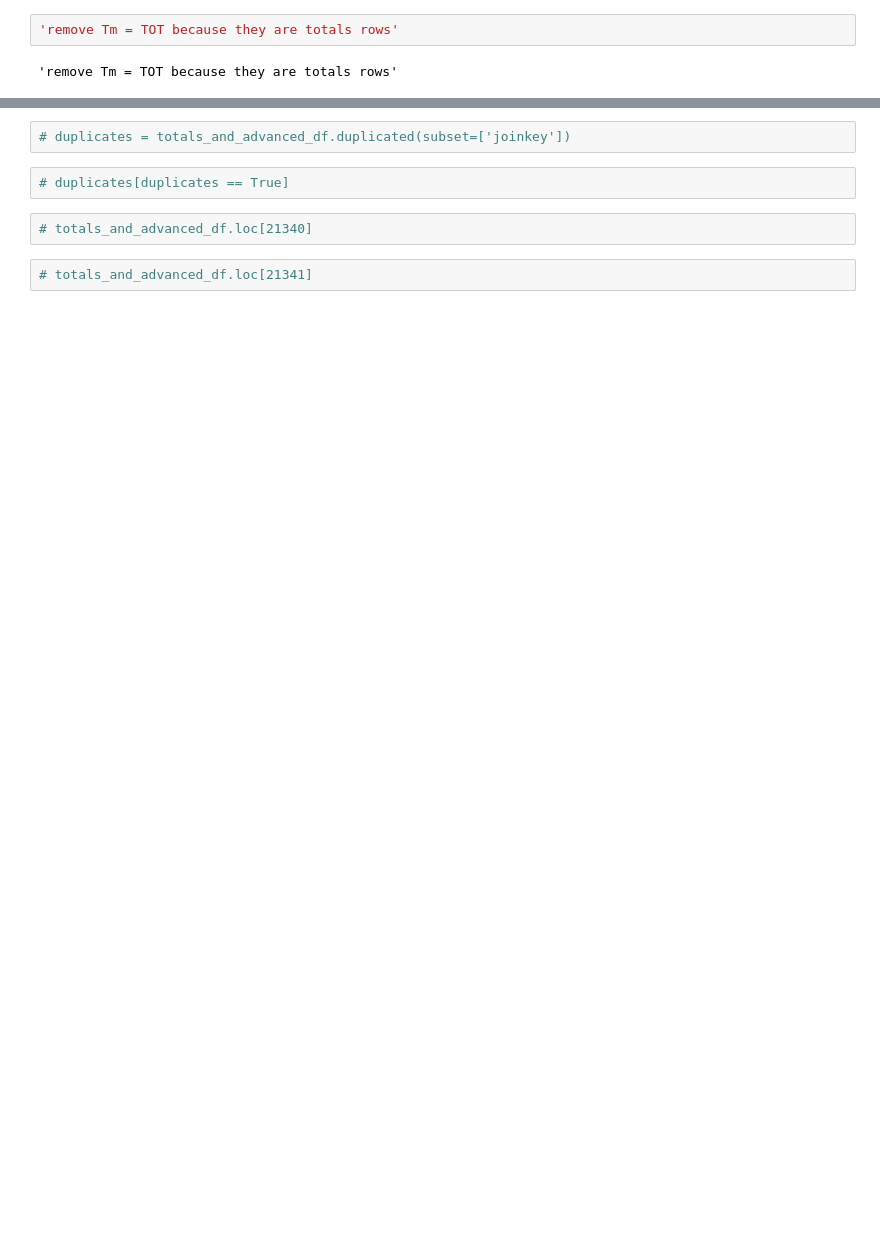
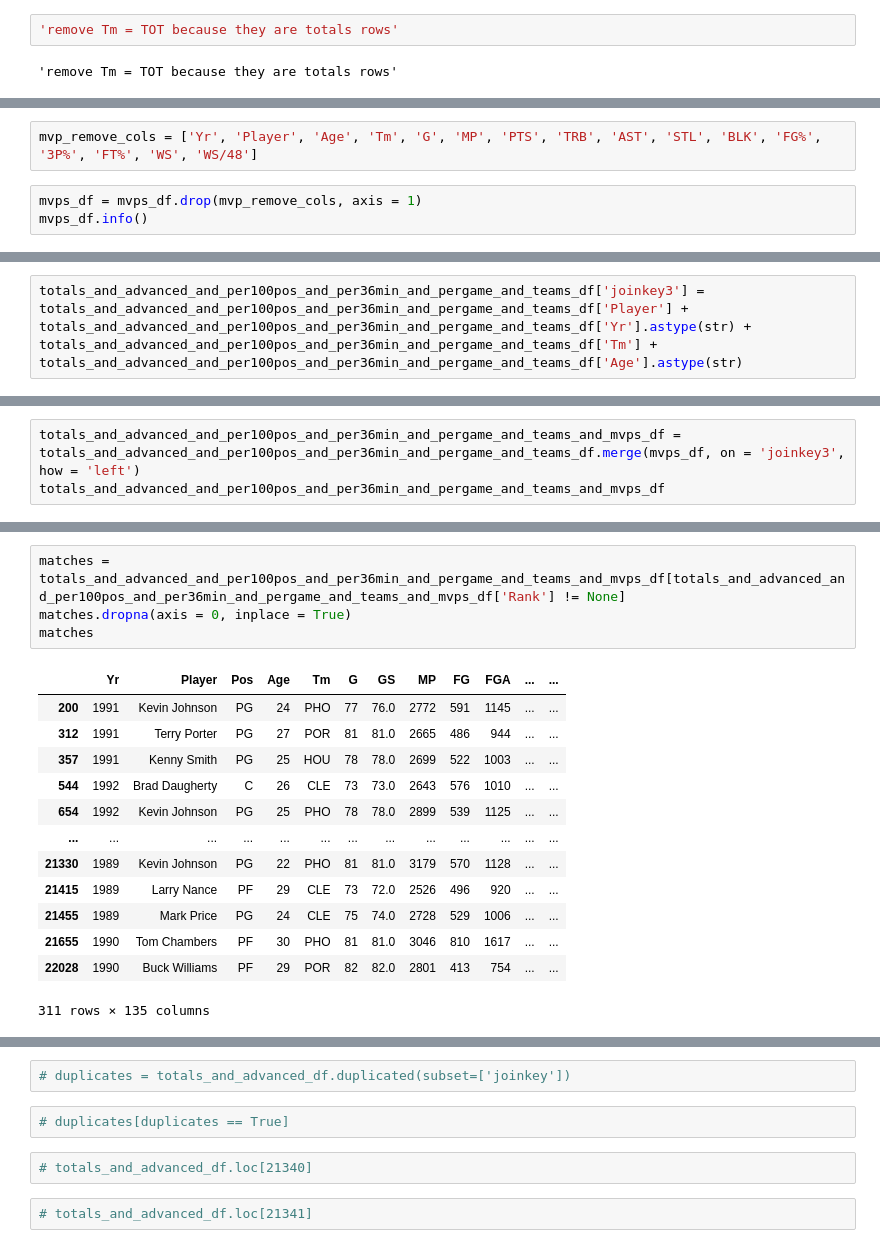
Before and after one commit to mitchellren123/NBA-Accolade-Analysis, a Jupyter notebook: NBA-Accolades.ipynb, the cells around one changed output, grey strips where cells are left out. Cells and saved outputs as stored; diff of their text form; blank space fills up the shorter version.

Commit message:
Table Joining

```diff
--- a/NBA-Accolades.ipynb
+++ b/NBA-Accolades.ipynb
@@ -1208,0 +1258,5 @@ array(['TOT'], dtype=object)
+# %%
+mvp_remove_cols = ['Yr', 'Player', 'Age', 'Tm', 'G', 'MP', 'PTS', 'TRB', 'AST', 'STL', 'BLK', 'FG%', '3P%', 'FT%', 'WS', 'WS/48']
+# %%
+mvps_df = mvps_df.drop(mvp_remove_cols, axis = 1)
+mvps_df.info()
@@ -1208,0 +1277,2 @@ array(['TOT'], dtype=object)
+# %%
+totals_and_advanced_and_per100pos_and_per36min_and_pergame_and_teams_df['joinkey3'] = totals_and_advanced_and_per100pos_and_per36min_and_pergame_and_teams_df['Player'] + totals_and_advanced_and_per100pos_and_per36min_and_pergame_and_teams_df['Yr'].astype(str) + totals_and_advanced_and_per100pos_and_per36min_and_pergame_and_teams_df['Tm'] + totals_and_advanced_and_per100pos_and_per36min_and_pergame_and_teams_df['Age'].astype(str)
@@ -1208,0 +1309,3 @@ array(['TOT'], dtype=object)
+# %%
+totals_and_advanced_and_per100pos_and_per36min_and_pergame_and_teams_and_mvps_df = totals_and_advanced_and_per100pos_and_per36min_and_pergame_and_teams_df.merge(mvps_df, on = 'joinkey3', how = 'left')
+totals_and_advanced_and_per100pos_and_per36min_and_pergame_and_teams_and_mvps_df
@@ -1208,0 +1326,18 @@ array(['TOT'], dtype=object)
+# %%
+matches = totals_and_advanced_and_per100pos_and_per36min_and_pergame_and_teams_and_mvps_df[totals_and_advanced_and_per100pos_and_per36min_and_pergame_and_teams_and_mvps_df['Rank'] != None]
+matches.dropna(axis = 0, inplace = True)
+matches
+# %% [output]
+|  | Yr | Player | Pos | Age | Tm | G | GS | MP | FG | FGA | ... | ... |
+| 200 | 1991 | Kevin Johnson | PG | 24 | PHO | 77 | 76.0 | 2772 | 591 | 1145 | ... | ... |
+| 312 | 1991 | Terry Porter | PG | 27 | POR | 81 | 81.0 | 2665 | 486 | 944 | ... | ... |
+| 357 | 1991 | Kenny Smith | PG | 25 | HOU | 78 | 78.0 | 2699 | 522 | 1003 | ... | ... |
+| 544 | 1992 | Brad Daugherty | C | 26 | CLE | 73 | 73.0 | 2643 | 576 | 1010 | ... | ... |
+| 654 | 1992 | Kevin Johnson | PG | 25 | PHO | 78 | 78.0 | 2899 | 539 | 1125 | ... | ... |
+| ... | ... | ... | ... | ... | ... | ... | ... | ... | ... | ... | ... | ... |
+| 21330 | 1989 | Kevin Johnson | PG | 22 | PHO | 81 | 81.0 | 3179 | 570 | 1128 | ... | ... |
+| 21415 | 1989 | Larry Nance | PF | 29 | CLE | 73 | 72.0 | 2526 | 496 | 920 | ... | ... |
+| 21455 | 1989 | Mark Price | PG | 24 | CLE | 75 | 74.0 | 2728 | 529 | 1006 | ... | ... |
+| 21655 | 1990 | Tom Chambers | PF | 30 | PHO | 81 | 81.0 | 3046 | 810 | 1617 | ... | ... |
+| 22028 | 1990 | Buck Williams | PF | 29 | POR | 82 | 82.0 | 2801 | 413 | 754 | ... | ... |
+311 rows × 135 columns
```
Also changed, not shown: parts of 13 cells of this notebook.
